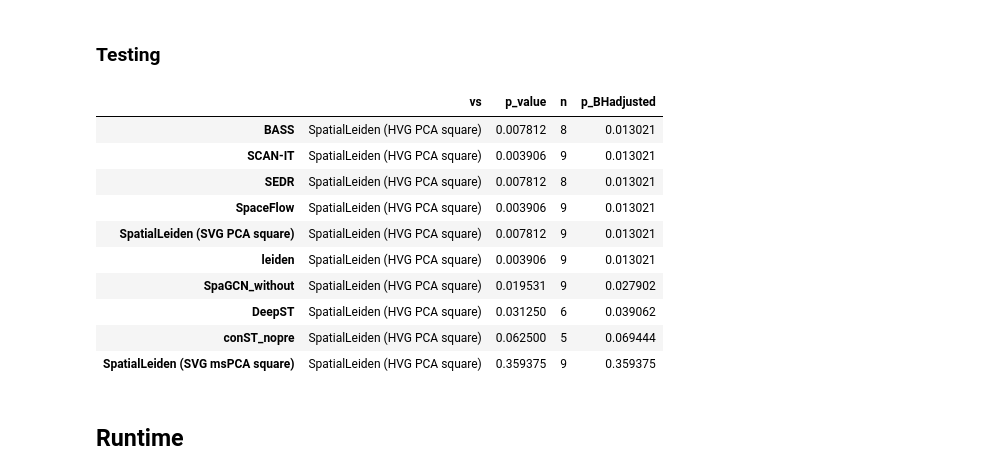
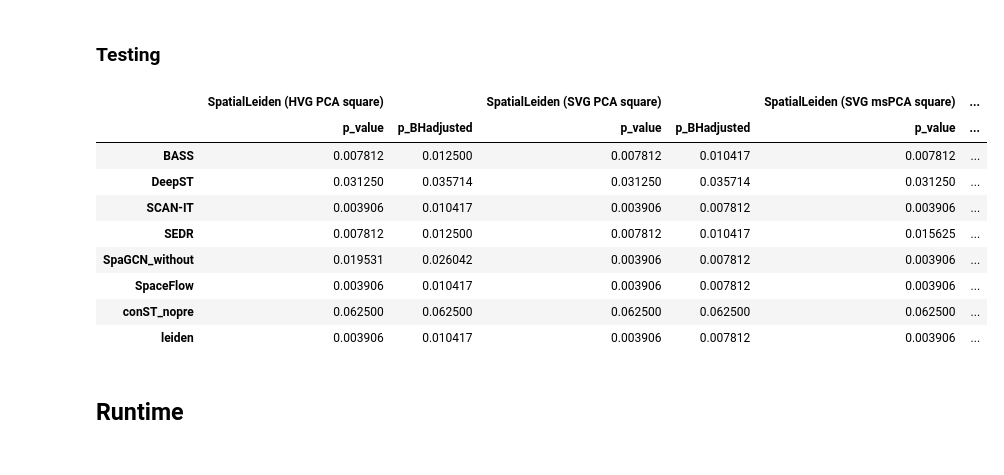
Before and after one commit to HiDiHlabs/SpatialLeiden-Study, a Jupyter notebook: 3_Fig.ipynb, the cells around one changed output. Drawn from its saved outputs; the diff is of its cells as text; code cells hidden in the pictures.

```diff
--- a/3_Fig.ipynb
+++ b/3_Fig.ipynb
@@ -533,47 +533,51 @@ fig2.savefig(fig_dir / "Fig2.png", dpi=dpi)
 ### Testing
 # %%
 ref = "SpatialLeiden (HVG PCA square)"
-# %%
-def pairwise_wilcoxon(df: pd.DataFrame, ref: str, **kwargs):
-    methods = [c for c in df.columns if c != ref]
-    p_values = pd.DataFrame(0.0, columns=[ref], index=methods)
-    for c in methods:
-        if c != ref:
-            p_values.at[c, ref] = wilcoxon(df[c], df[ref], **kwargs).pvalue
-    return p_values
+# %%
+def pairwise_wilcoxon(df: pd.DataFrame, ref: str, **kwargs):
+    methods = [c for c in df.columns if c != ref and not c.startswith("SpatialLeiden")]
+    p_values = pd.DataFrame(0.0, columns=["p_value"], index=methods)
+    for c in methods:
+        p_values.at[c, "p_value"] = wilcoxon(df[c], df[ref], **kwargs).pvalue
+    return p_values
 # %%
 stereoseq_nmi = nmi.loc[lambda df: df["Biotech"] == "StereoSeq"].pivot(
     index="DataName", columns="Method", values="NMI"
 )
-# %%
-p_values = pairwise_wilcoxon(stereoseq_nmi, ref, nan_policy="omit")
-
-p_values = p_values.melt(var_name="vs", value_name="p_value", ignore_index=False)
-
-# number of samples
-p_values["n"] = 0
-for i in p_values.index:
-    if i != ref:
-        p_values.at[i, "n"] = stereoseq_nmi[[i, ref]].dropna().shape[0]
-
-# BH correction
-p_values["p_BHadjusted"] = false_discovery_control(p_values["p_value"])
-
-p_values.to_csv(fig_dir / "StereoSeq_wilcoxon.tsv", sep="\t", float_format="%.3g")
-
-p_values.sort_values("p_BHadjusted")
-# %% [output]
-|  | vs | p_value | n | p_BHadjusted |
-| BASS | SpatialLeiden (HVG PCA square) | 0.007812 | 8 | 0.013021 |
-| SCAN-IT | SpatialLeiden (HVG PCA square) | 0.003906 | 9 | 0.013021 |
-| SEDR | SpatialLeiden (HVG PCA square) | 0.007812 | 8 | 0.013021 |
-| SpaceFlow | SpatialLeiden (HVG PCA square) | 0.003906 | 9 | 0.013021 |
-| SpatialLeiden (SVG PCA square) | SpatialLeiden (HVG PCA square) | 0.007812 | 9 | 0.013021 |
-| leiden | SpatialLeiden (HVG PCA square) | 0.003906 | 9 | 0.013021 |
-| SpaGCN_without | SpatialLeiden (HVG PCA square) | 0.019531 | 9 | 0.027902 |
-| DeepST | SpatialLeiden (HVG PCA square) | 0.031250 | 6 | 0.039062 |
-| conST_nopre | SpatialLeiden (HVG PCA square) | 0.062500 | 5 | 0.069444 |
-| SpatialLeiden (SVG msPCA square) | SpatialLeiden (HVG PCA square) | 0.359375 | 9 | 0.359375 |
+# %%
+p_values = {}
+for ref in [
+    "SpatialLeiden (HVG PCA square)",
+    "SpatialLeiden (SVG PCA square)",
+    "SpatialLeiden (SVG msPCA square)",
+]:
+    p = pairwise_wilcoxon(stereoseq_nmi, ref, nan_policy="omit")
+    # BH correction
+    p = p.assign(p_BHadjusted=lambda df: false_discovery_control(df["p_value"]))
+    p_values[ref] = p
+
+p_values = pd.concat(p_values, axis=1)
+
+# number of samples
+p_values["n"] = 0
+for i in p_values.index:
+    if i != ref:
+        p_values.at[i, "n"] = stereoseq_nmi[[i, ref]].dropna().shape[0]
+
+p_values.to_csv(fig_dir / "StereoSeq_wilcoxon.tsv", sep="\t", float_format="%.3g")
+
+p_values
+# %% [output]
+|  | SpatialLeiden (HVG PCA square) |  | SpatialLeiden (SVG PCA square) |  | SpatialLeiden (SVG msPCA square) | ... |
+|  | p_value | p_BHadjusted | p_value | p_BHadjusted | p_value | ... |
+| BASS | 0.007812 | 0.012500 | 0.007812 | 0.010417 | 0.007812 | ... |
+| DeepST | 0.031250 | 0.035714 | 0.031250 | 0.035714 | 0.031250 | ... |
+| SCAN-IT | 0.003906 | 0.010417 | 0.003906 | 0.007812 | 0.003906 | ... |
+| SEDR | 0.007812 | 0.012500 | 0.007812 | 0.010417 | 0.015625 | ... |
+| SpaGCN_without | 0.019531 | 0.026042 | 0.003906 | 0.007812 | 0.003906 | ... |
+| SpaceFlow | 0.003906 | 0.010417 | 0.003906 | 0.007812 | 0.003906 | ... |
+| conST_nopre | 0.062500 | 0.062500 | 0.062500 | 0.062500 | 0.062500 | ... |
+| leiden | 0.003906 | 0.010417 | 0.003906 | 0.007812 | 0.003906 | ... |
 # %% [markdown]
 ## Runtime
 # %%
```
Also changed, not shown: parts of 1 cell of this notebook.
